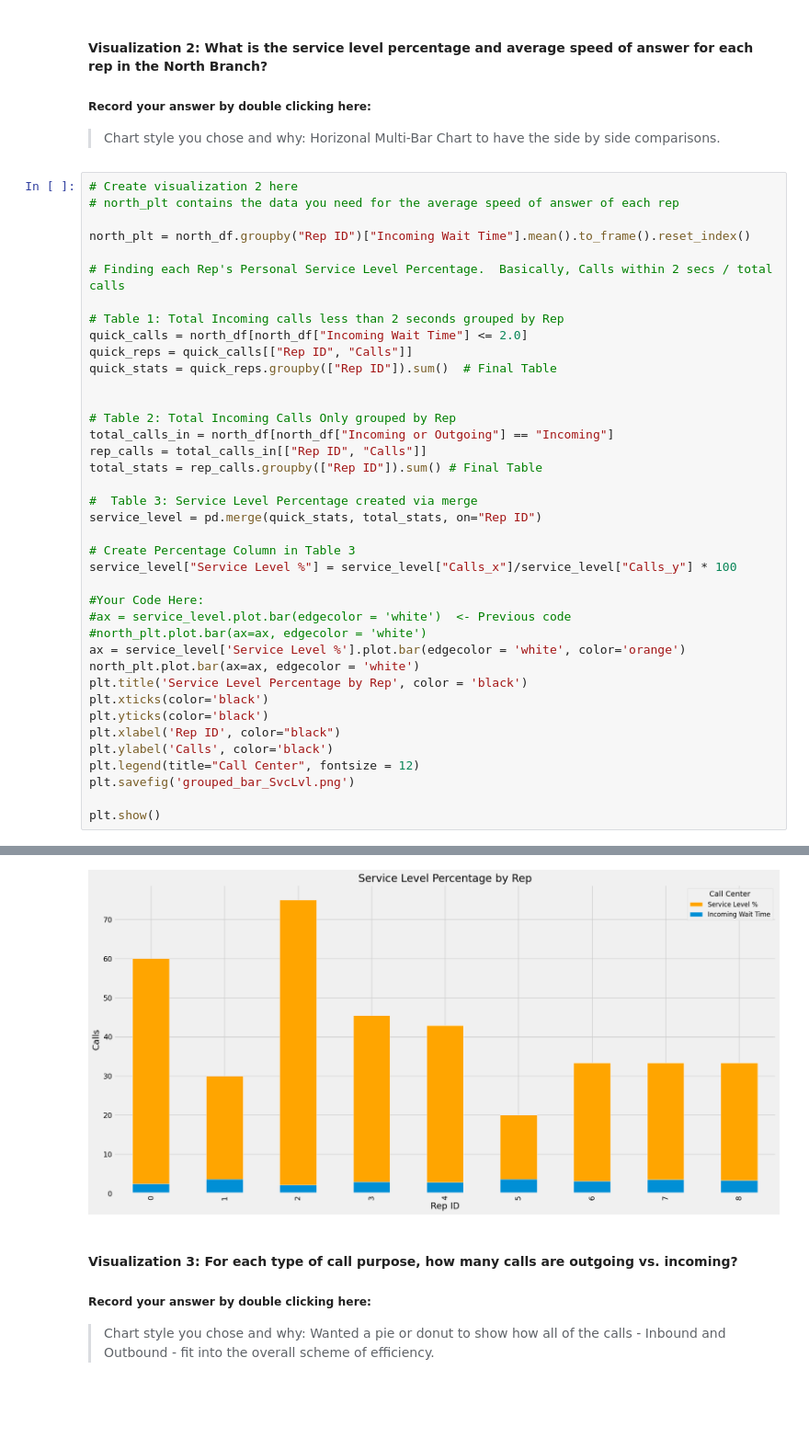
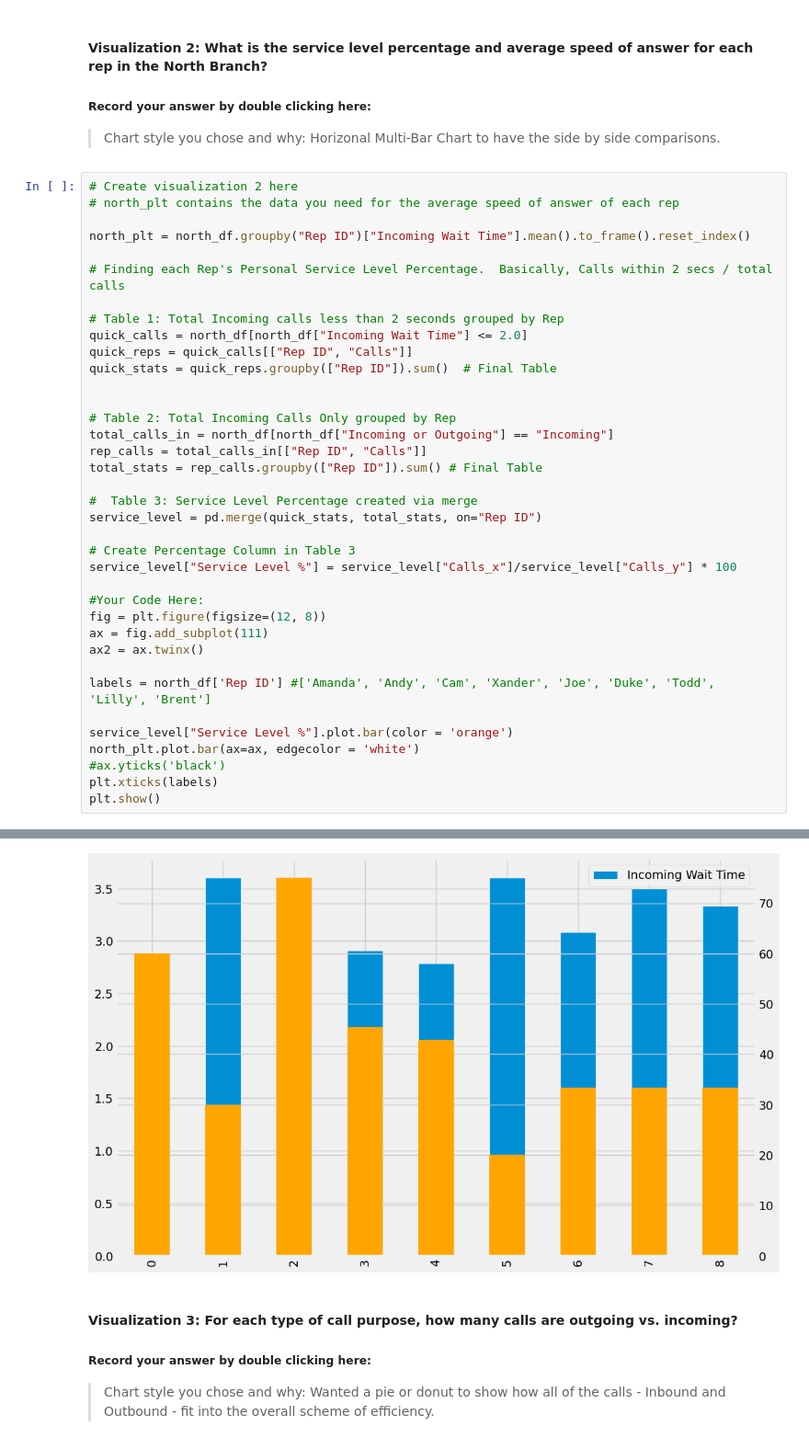
Before and after one commit to Hockeystyx/call-center-cleanup-assignment, a Jupyter notebook: Call_Center_Cleanup.ipynb, the cells around one changed output, grey strips where cells are left out. Shown at 92% size. Saved outputs shown, nothing was run; the diff lists cells and outputs as text; blank space fills up the shorter version.

Commit message:
Final Upload for Call Center Cleanup

```diff
--- a/Call_Center_Cleanup.ipynb
+++ b/Call_Center_Cleanup.ipynb
@@ -802,17 +802,15 @@ service_level = pd.merge(quick_stats, total_stats, on="Rep ID")
 service_level["Service Level %"] = service_level["Calls_x"]/service_level["Calls_y"] * 100
 
 #Your Code Here:
-#ax = service_level.plot.bar(edgecolor = 'white')  <- Previous code
-#north_plt.plot.bar(ax=ax, edgecolor = 'white')
-ax = service_level['Service Level %'].plot.bar(edgecolor = 'white', color='orange')
+fig = plt.figure(figsize=(12, 8))
+ax = fig.add_subplot(111)
+ax2 = ax.twinx()
+
+labels = north_df['Rep ID'] #['Amanda', 'Andy', 'Cam', 'Xander', 'Joe', 'Duke', 'Todd', 'Lilly', 'Brent']
+
+service_level["Service Level %"].plot.bar(color = 'orange')
 north_plt.plot.bar(ax=ax, edgecolor = 'white')
-plt.title('Service Level Percentage by Rep', color = 'black')
-plt.xticks(color='black')
-plt.yticks(color='black')
-plt.xlabel('Rep ID', color="black")
-plt.ylabel('Calls', color='black')
-plt.legend(title="Call Center", fontsize = 12)
-plt.savefig('grouped_bar_SvcLvl.png')
-
+#ax.yticks('black')
+plt.xticks(labels)
 plt.show()
 # %% [output]
@@ -819,4 +821,4 @@ plt.show()
-[figure, old version]
+[figure, new version]
 # %% [markdown]
 #### Visualization 3: For each type of call purpose, how many calls are outgoing vs. incoming?
 ##### Record your answer by double clicking here:
```
Also changed, not shown: parts of 4 cells of this notebook, 1 other file.
